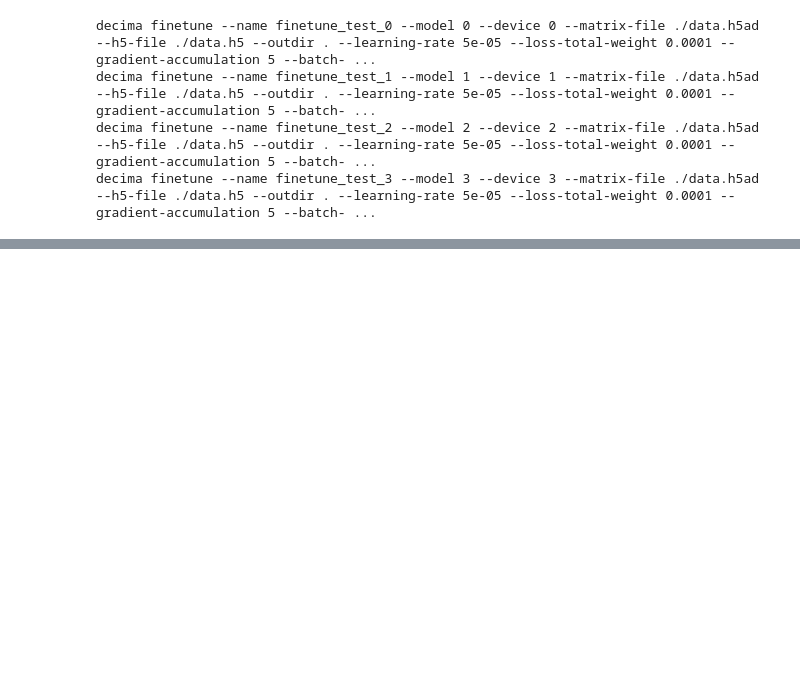
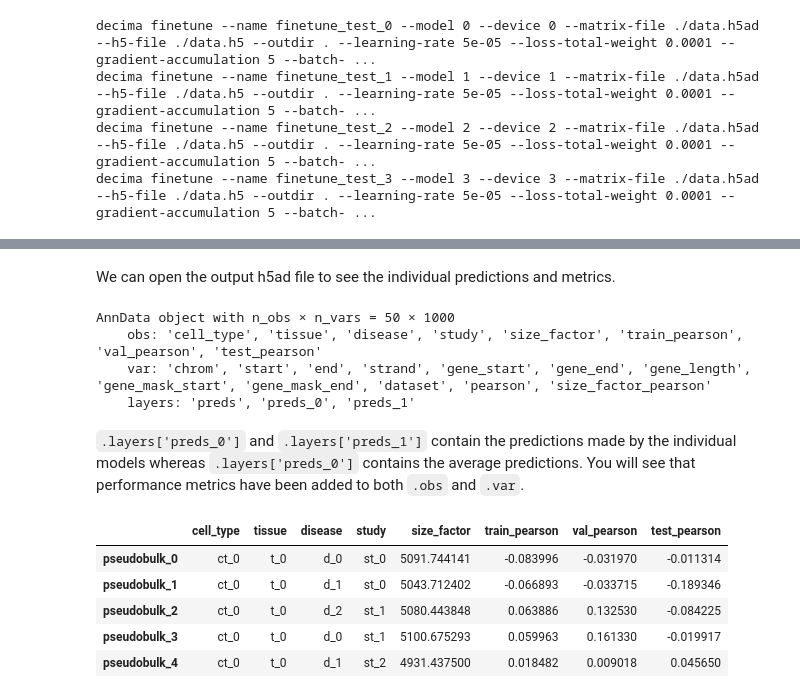
Before and after one commit to Genentech/decima, a Jupyter notebook: docs/tutorials/3-finetune.ipynb, the cells around one changed output, grey strips where cells are left out. Cells and saved outputs as stored; diff of their text form; code cells hidden in the pictures; blank space fills up the shorter version.

```diff
--- a/docs/tutorials/3-finetune.ipynb
+++ b/docs/tutorials/3-finetune.ipynb
@@ -285,0 +323,22 @@ decima - INFO - Connecting to wandb.
+# %% [markdown]
+We can open the output h5ad file to see the individual predictions and metrics.
+# %%
+ad_out = anndata.read_h5ad("test_preds.h5ad")
+# %%
+ad_out
+# %% [output]
+AnnData object with n_obs × n_vars = 50 × 1000
+    obs: 'cell_type', 'tissue', 'disease', 'study', 'size_factor', 'train_pearson', 'val_pearson', 'test_pearson'
+    var: 'chrom', 'start', 'end', 'strand', 'gene_start', 'gene_end', 'gene_length', 'gene_mask_start', 'gene_mask_end', 'dataset', 'pearson', 'size_factor_pearson'
+    layers: 'preds', 'preds_0', 'preds_1'
+# %% [markdown]
+`.layers['preds_0']` and `.layers['preds_1']` contain the predictions made by the individual models whereas `.layers['preds_0']` contains the average predictions. You will see that performance metrics have been added to both `.obs` and `.var`.
+# %%
+ad_out.obs.head()
+# %% [output]
+|  | cell_type | tissue | disease | study | size_factor | train_pearson | val_pearson | test_pearson |
+| pseudobulk_0 | ct_0 | t_0 | d_0 | st_0 | 5091.744141 | -0.083996 | -0.031970 | -0.011314 |
+| pseudobulk_1 | ct_0 | t_0 | d_1 | st_0 | 5043.712402 | -0.066893 | -0.033715 | -0.189346 |
+| pseudobulk_2 | ct_0 | t_0 | d_2 | st_1 | 5080.443848 | 0.063886 | 0.132530 | -0.084225 |
+| pseudobulk_3 | ct_0 | t_0 | d_0 | st_1 | 5100.675293 | 0.059963 | 0.161330 | -0.019917 |
+| pseudobulk_4 | ct_0 | t_0 | d_1 | st_2 | 4931.437500 | 0.018482 | 0.009018 | 0.045650 |
```
Also changed, not shown: parts of 10 cells of this notebook, 3 other files.
